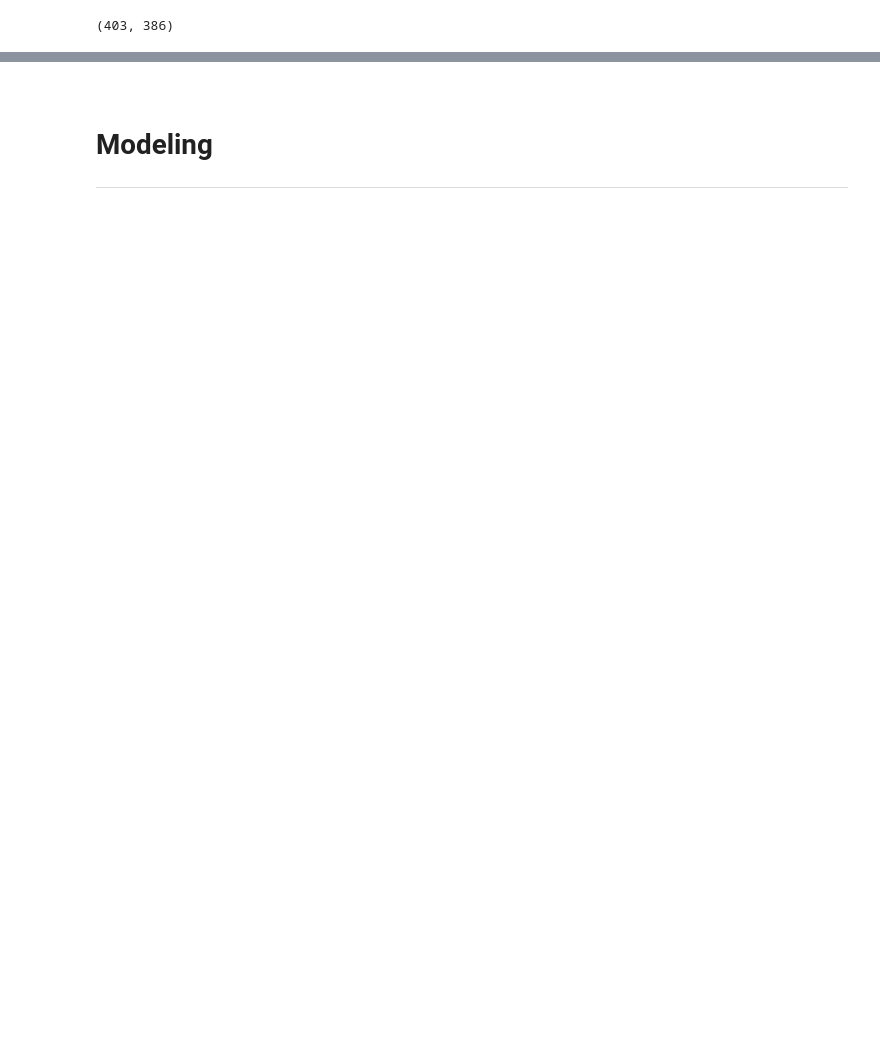
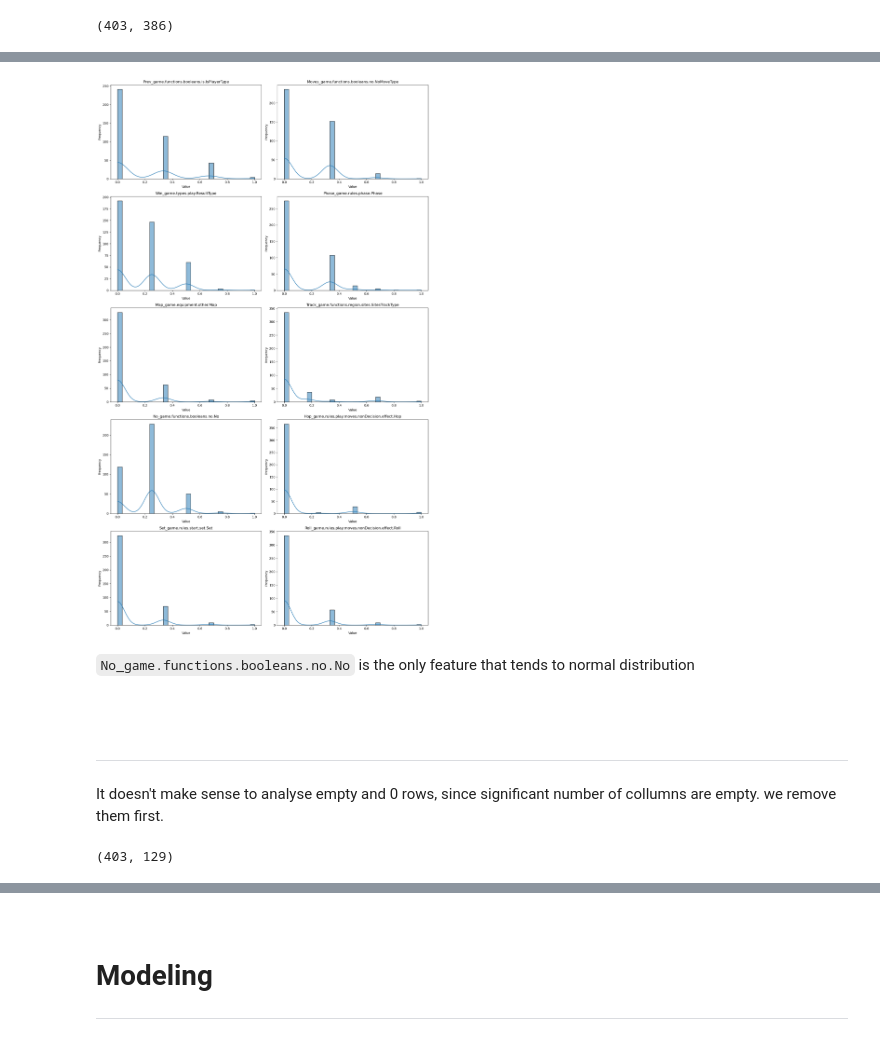
Before and after one commit to Artyom-kurguzkin/ML-ludemes-predictions, a Jupyter notebook: ludemes-gameData-predict.ipynb, the cells around one changed output, grey strips where cells are left out. Cells and saved outputs as stored; diff of their text form; code cells hidden in the pictures; blank space fills up the shorter version.

```diff
--- a/ludemes-gameData-predict.ipynb
+++ b/ludemes-gameData-predict.ipynb
@@ -33,0 +79,2 @@ note, labels must be predicted independently (i.e., you cannot use the value fro
+# %%
+df.drop(columns=['int_int'], inplace=True)
@@ -33,0 +113,20 @@ note, labels must be predicted independently (i.e., you cannot use the value fro
+# %%
+from sklearn.preprocessing import MinMaxScaler
+
+# Assuming 'df' is your original DataFrame
+
+# Step 1: Remove the first column and the last five columns
+df_reduced = non_binary_df.iloc[:, 1:-5]
+
+# Step 2: Apply Min-Max scaling to the remaining columns
+scaler = MinMaxScaler()
+scaled_data = scaler.fit_transform(df_reduced)
+
+# Convert the scaled data back to a DataFrame
+scaled_df = pd.DataFrame(scaled_data, columns=df_reduced.columns)
+
+# Step 3: Find the top 10 features with the highest variance
+top_variance_features = scaled_df.var().nlargest(10)
+
+# Display the top 10 features and their variances
+top_variance_features
@@ -33,0 +145,45 @@ note, labels must be predicted independently (i.e., you cannot use the value fro
+# %%
+import matplotlib.pyplot as plt
+import seaborn as sns
+
+# Assuming 'top_variance_features' contains the top 10 features
+top_features = top_variance_features.index
+
+# Set up the matplotlib figure
+plt.figure(figsize=(15, 25))
+
+# Create a grid of histograms for the top 10 features with 2 columns
+for i, feature in enumerate(top_features):
+    plt.subplot(5, 2, i + 1)  # 5 rows and 2 columns
+    sns.histplot(scaled_df[feature], bins=30, kde=True)
+    plt.title(feature)
+    plt.xlabel('Value')
+    plt.ylabel('Frequency')
+
+plt.tight_layout()  # Adjust the layout
+plt.show()
+# %% [output]
+[figure, added]
+# %% [markdown]
+`No_game.functions.booleans.no.No` is the only feature that tends to normal distribution
+# %% [markdown]
+
+<br>
+# %% [markdown]
+---
+
+It doesn't make sense to analyse empty and 0 rows, since significant number of collumns are empty. we remove them first.
+# %%
+zero_values = (df == 0).sum()
+zero_columns = zero_values[zero_values > 350].index
+
+missing_values = df.isna().sum()
+empty_columns = missing_values[missing_values > 100].index
+
+columns_to_drop = set(zero_columns).union(set(empty_columns))
+
+new_df = df.drop(columns=columns_to_drop)
+
+new_df.shape
+# %% [output]
+(403, 129)
```
Also changed, not shown: parts of 24 cells of this notebook.
